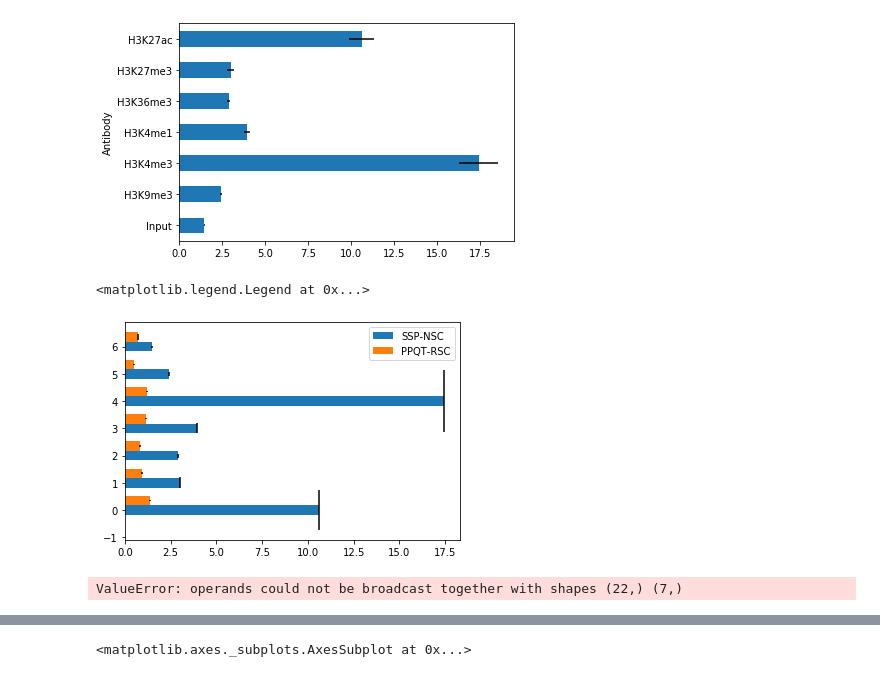
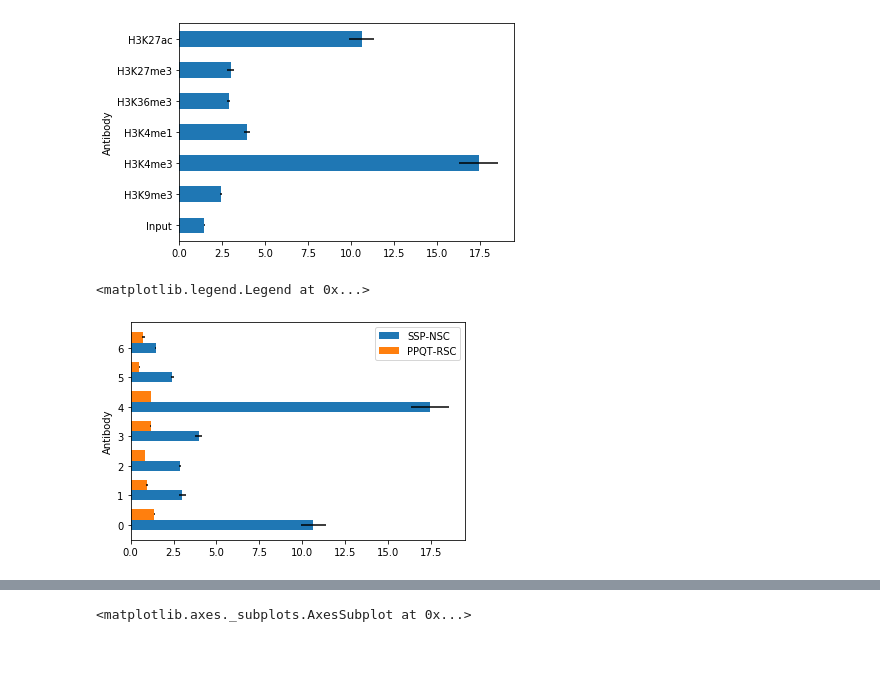
Before and after one commit to naokoyokota/rinkou_20201023, a Jupyter notebook: 201023_yokota_kadai.ipynb, the cells around one changed output, grey strips where cells are left out. Drawn from its saved outputs; the diff is of its cells as text; code cells hidden in the pictures.

```diff
--- a/201023_yokota_kadai.ipynb
+++ b/201023_yokota_kadai.ipynb
@@ -20,31 +20,21 @@ ax1.invert_yaxis()
 # %%
 group_rsc = grouped["PPQT-RSC"]
 sem1 = group_nsc.std()/np.sqrt(group_nsc.count())
-N=len(grouped)
+#N=len(grouped)
 fig, ax = plt.subplots()
 ind = np.arange(N)    # the x locations for the groups
 width = 0.35         # the width of the bars
 nsc_means=group_nsc.mean()
-ax.barh(ind, nsc_means, width, yerr=sem1, label='SSP-NSC')
+ax.barh(ind, nsc_means, width, xerr=sem1, label='SSP-NSC')
 sem2 = group_rsc.std()/np.sqrt(group_rsc.count())
 rsc_means = group_rsc.mean()
-ax.barh(ind + width, rsc_means, width,yerr=sem2,
+ax.barh(ind + width, rsc_means, width,xerr=sem2,
        label='PPQT-RSC')
+ax.set_ylabel('Antibody')
 ax.set_yticklabels=(('H3K27ac','H3K27me3', 'H3K36me3' 'H3K4me1', 'H3K4me3','H3K9me3','Input' ))
 ax.legend()
 # %% [output]
 <matplotlib.legend.Legend at 0x...>
-[figure, old version]
+[figure, new version]
 # %%
 # お題２；お題１で作った図について、エラーバーを標準誤差（SEM）から信頼区間（CI）に変更する。
-# %%
-from scipy import stats
-# t分布を仮定した場合の信頼区間
-ci = stats.t.interval(alpha = 0.95,          # 信頼区間
-                      df = df.count()-1, # 自由度
-                      loc = df.mean,            # 標本平均
-                      scale = sem)           # 標準誤差
-ci = stats.t.interval(0.95, df.count()-1, loc=df.mean(), scale=sem)
-ci
-# %% [output]
-ValueError: operands could not be broadcast together with shapes (22,) (7,)
```
Also changed, not shown: parts of 3 cells of this notebook.
